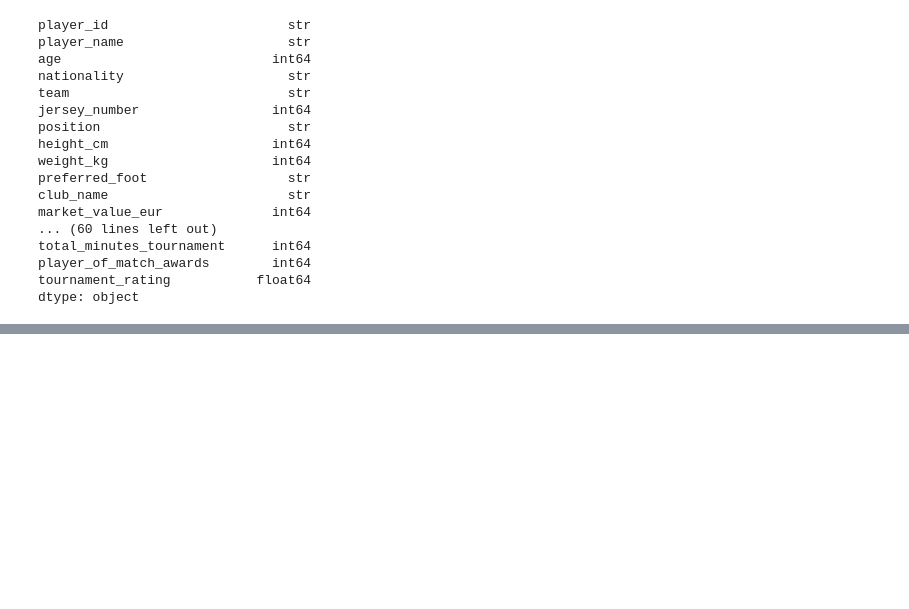
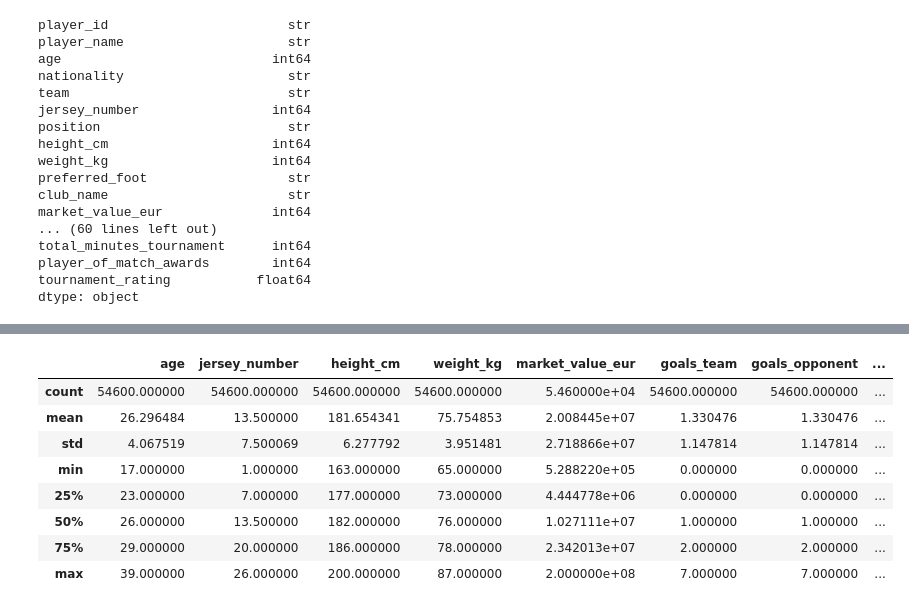
Before and after one commit to nicolas-hidalgo123/Fundamentos-programaci-n-y-bases-de-datos, a Jupyter notebook: proyecto_grupal/trabajo_final.ipynb, the cells around one changed output, grey strips where cells are left out. Cells and saved outputs as stored; diff of their text form; code cells hidden in the pictures; blank space fills up the shorter version.

```diff
--- a/proyecto_grupal/trabajo_final.ipynb
+++ b/proyecto_grupal/trabajo_final.ipynb
@@ -55,0 +86,13 @@ df.shape
+# %%
+#vamos a ver un resumen rapido de los datos
+df.describe()
+# %% [output]
+|  | age | jersey_number | height_cm | weight_kg | market_value_eur | goals_team | goals_opponent | ... |
+| count | 54600.000000 | 54600.000000 | 54600.000000 | 54600.000000 | 5.460000e+04 | 54600.000000 | 54600.000000 | ... |
+| mean | 26.296484 | 13.500000 | 181.654341 | 75.754853 | 2.008445e+07 | 1.330476 | 1.330476 | ... |
+| std | 4.067519 | 7.500069 | 6.277792 | 3.951481 | 2.718866e+07 | 1.147814 | 1.147814 | ... |
+| min | 17.000000 | 1.000000 | 163.000000 | 65.000000 | 5.288220e+05 | 0.000000 | 0.000000 | ... |
+| 25% | 23.000000 | 7.000000 | 177.000000 | 73.000000 | 4.444778e+06 | 0.000000 | 0.000000 | ... |
+| 50% | 26.000000 | 13.500000 | 182.000000 | 76.000000 | 1.027111e+07 | 1.000000 | 1.000000 | ... |
+| 75% | 29.000000 | 20.000000 | 186.000000 | 78.000000 | 2.342013e+07 | 2.000000 | 2.000000 | ... |
+| max | 39.000000 | 26.000000 | 200.000000 | 87.000000 | 2.000000e+08 | 7.000000 | 7.000000 | ... |
```
Also changed, not shown: parts of 7 cells of this notebook.
